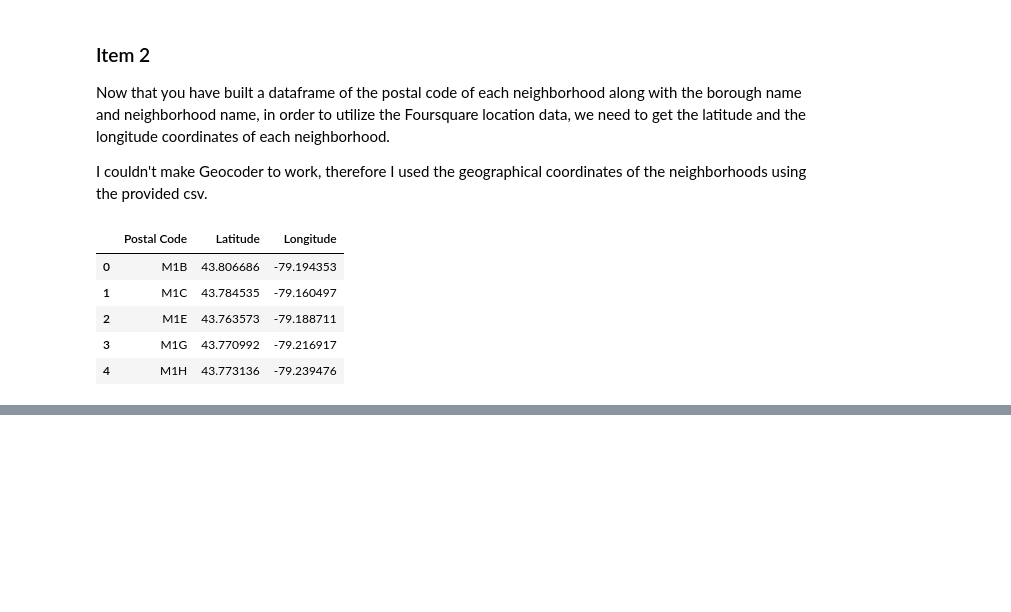
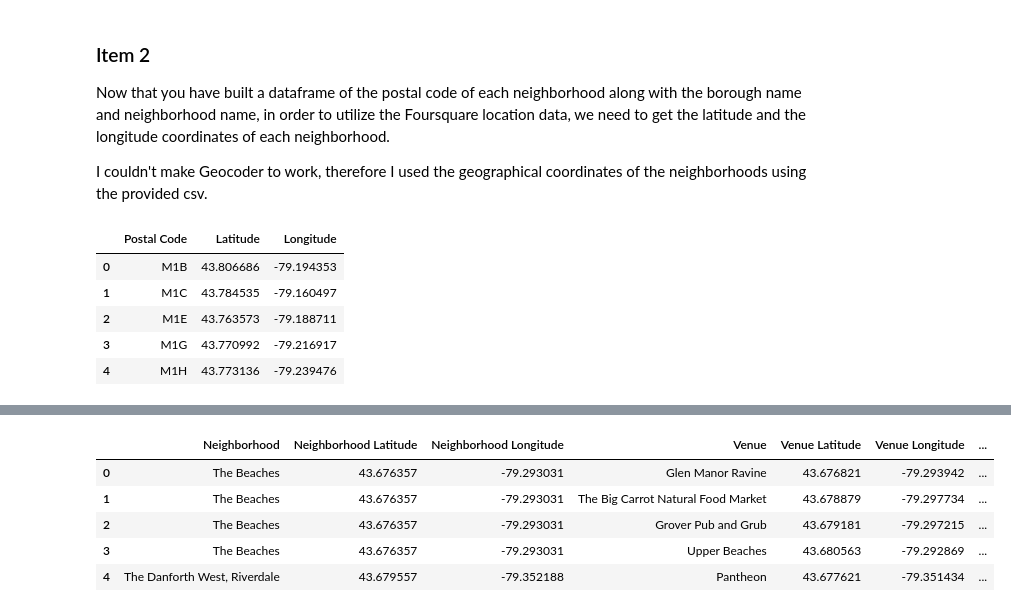
Before and after one commit to msalcedo1/Coursera_Capstone, a Jupyter notebook: Neighborhoods_in_Toronto.ipynb, the cells around one changed output, grey strips where cells are left out. Cells and saved outputs as stored; diff of their text form; code cells hidden in the pictures; blank space fills up the shorter version.

```diff
--- a/Neighborhoods_in_Toronto.ipynb
+++ b/Neighborhoods_in_Toronto.ipynb
@@ -103,0 +198,7 @@ df_toronto.head()
+# %%
+neighborhood_latitude = df_toronto_central.loc[0, 'Latitude'] # neighborhood latitude value
+neighborhood_longitude = df_toronto_central.loc[0, 'Longitude'] # neighborhood longitude value
+
+print('Latitude and longitude values of {} are {}, {}.'.format(neigh_name,
+                                                               neighborhood_latitude,
+                                                               neighborhood_longitude))
@@ -103,0 +221,26 @@ df_toronto.head()
+# %%
+def get_category(row):
+    try:
+        categories_list = row['categories']
+    except:
+        categories_list = row['venue.categories']
+
+    if len(categories_list) == 0:
+        return None
+    else:
+        return categories_list[0]['name']
+# %%
+venues = results['response']['groups'][0]['items']
+nearby_venues = json_normalize(venues) # flatten JSON
+
+# filter columns
+filtered_columns = ['venue.name', 'venue.categories', 'venue.location.lat', 'venue.location.lng']
+nearby_venues =nearby_venues.loc[:, filtered_columns]
+
+# filter the category for each row
+nearby_venues['venue.categories'] = nearby_venues.apply(get_category, axis=1)
+
+# clean columns
+nearby_venues.columns = [col.split(".")[-1] for col in nearby_venues.columns]
+
+nearby_venues
@@ -103,0 +293,13 @@ df_toronto.head()
+# %%
+toronto_central_venues = getNearbyVenues(names=df_toronto_central['Neighborhood'],
+                                   latitudes=df_toronto_central['Latitude'],
+                                   longitudes=df_toronto_central['Longitude']
+                                  )
+toronto_central_venues.head()
+# %% [output]
+|  | Neighborhood | Neighborhood Latitude | Neighborhood Longitude | Venue | Venue Latitude | Venue Longitude | ... |
+| 0 | The Beaches | 43.676357 | -79.293031 | Glen Manor Ravine | 43.676821 | -79.293942 | ... |
+| 1 | The Beaches | 43.676357 | -79.293031 | The Big Carrot Natural Food Market | 43.678879 | -79.297734 | ... |
+| 2 | The Beaches | 43.676357 | -79.293031 | Grover Pub and Grub | 43.679181 | -79.297215 | ... |
+| 3 | The Beaches | 43.676357 | -79.293031 | Upper Beaches | 43.680563 | -79.292869 | ... |
+| 4 | The Danforth West, Riverdale | 43.679557 | -79.352188 | Pantheon | 43.677621 | -79.351434 | ... |
```
Also changed, not shown: parts of 39 cells of this notebook.
